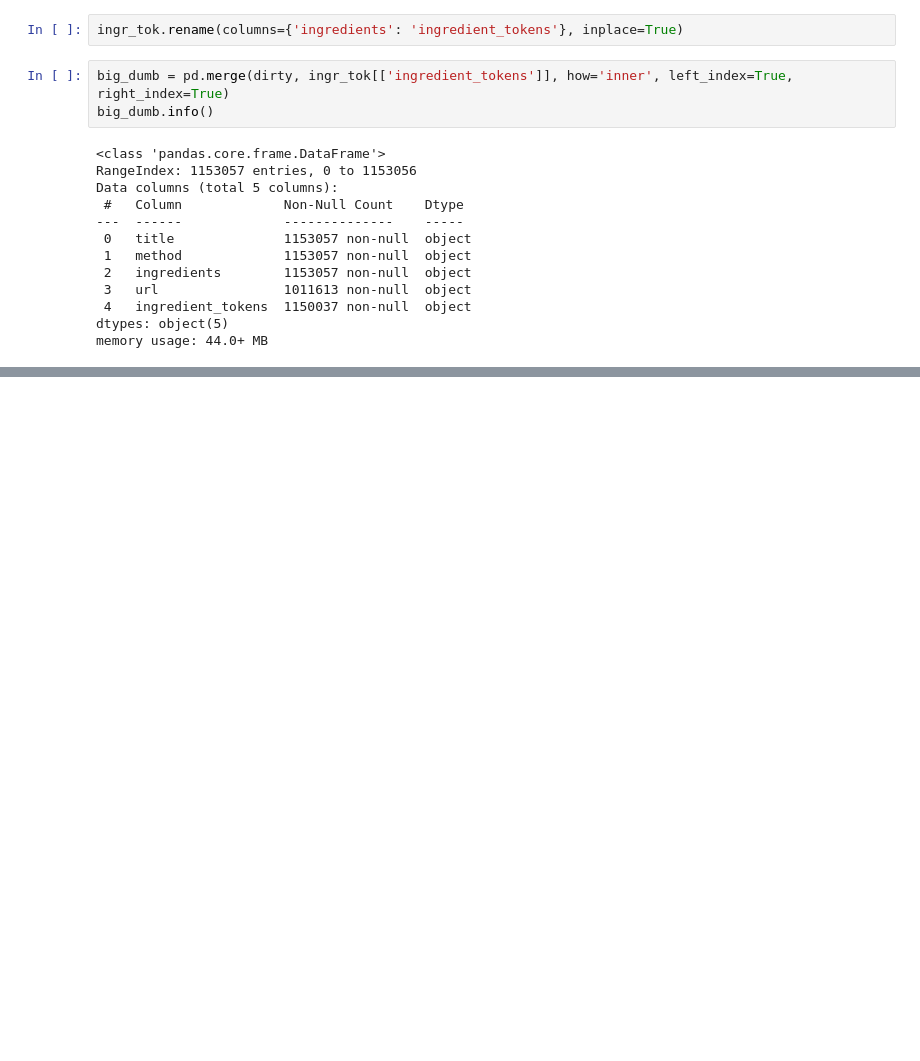
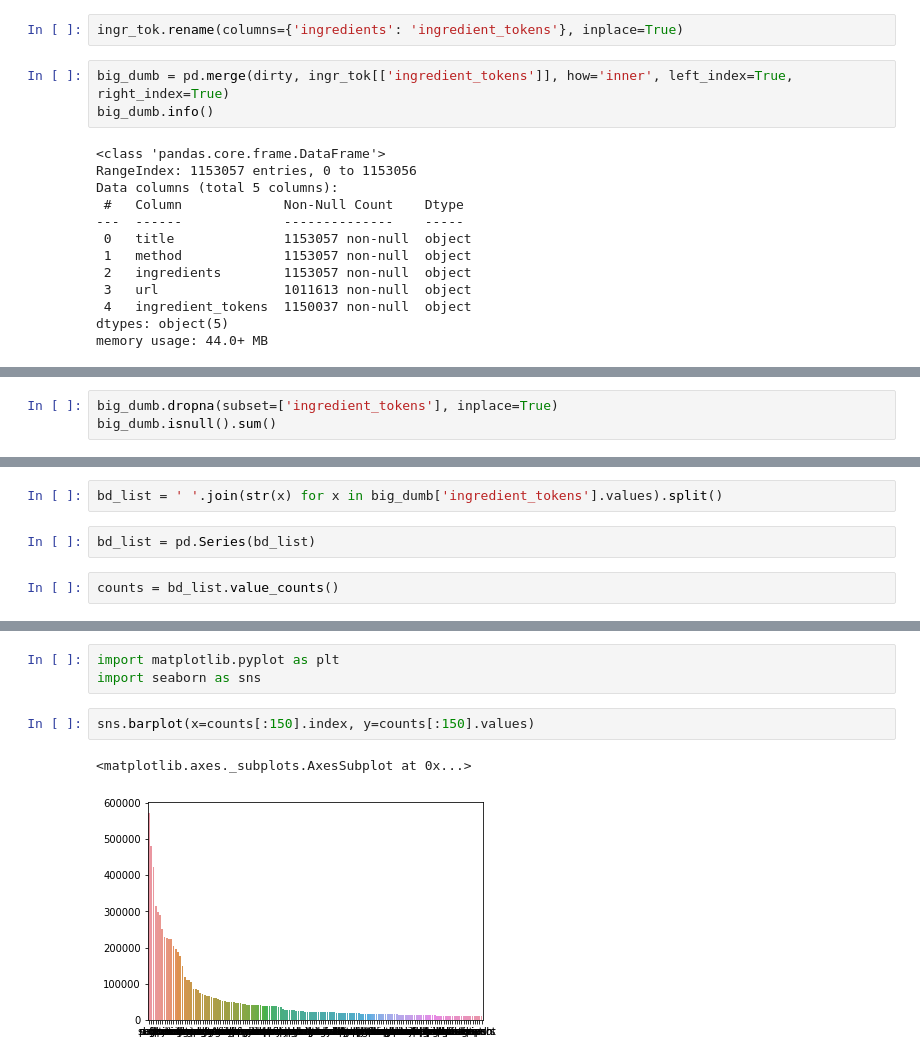
Before and after one commit to leejlittlejohn/3ingredients, a Jupyter notebook: ingredient_cleaning.ipynb, the cells around one changed output, grey strips where cells are left out. Saved outputs shown, nothing was run; the diff lists cells and outputs as text; blank space fills up the shorter version.

```diff
--- a/ingredient_cleaning.ipynb
+++ b/ingredient_cleaning.ipynb
@@ -270,0 +281,3 @@ True
+# %%
+big_dumb.dropna(subset=['ingredient_tokens'], inplace=True)
+big_dumb.isnull().sum()
@@ -274,0 +320,6 @@ big_dumb.to_csv('data/clean.csv', index=False)
+# %%
+bd_list = ' '.join(str(x) for x in big_dumb['ingredient_tokens'].values).split()
+# %%
+bd_list = pd.Series(bd_list)
+# %%
+counts = bd_list.value_counts()
@@ -274,0 +345,8 @@ big_dumb.to_csv('data/clean.csv', index=False)
+# %%
+import matplotlib.pyplot as plt
+import seaborn as sns
+# %%
+sns.barplot(x=counts[:150].index, y=counts[:150].values)
+# %% [output]
+<matplotlib.axes._subplots.AxesSubplot at 0x...>
+[figure, added]
```
Also changed, not shown: parts of 13 cells of this notebook, 3 other files.
